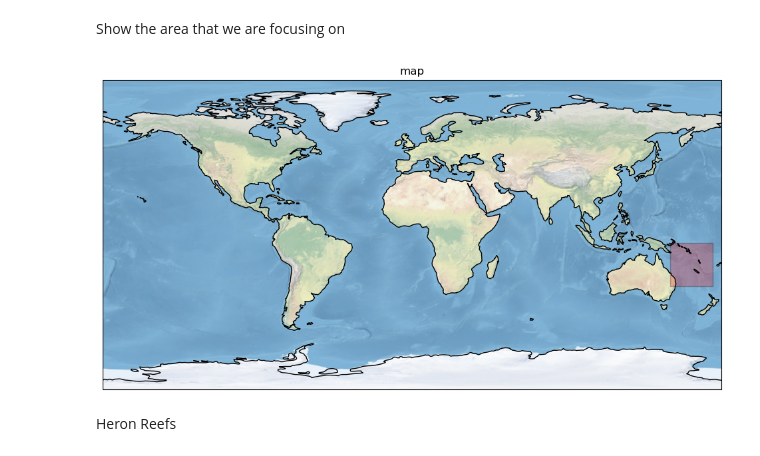
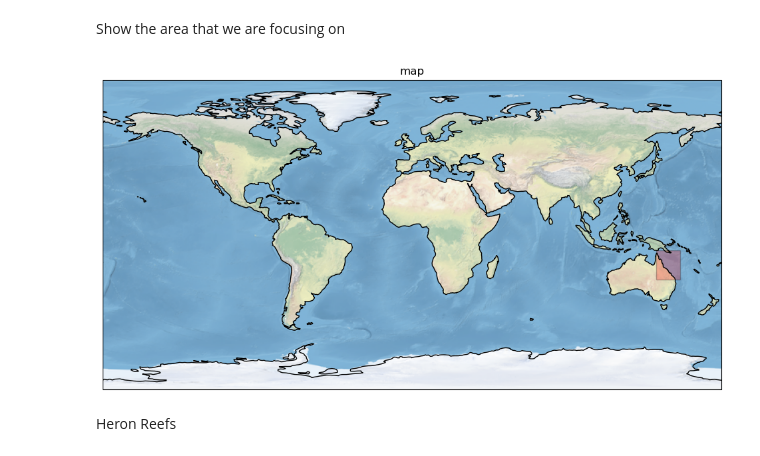
Before and after one commit to Lokyiulee/ENVI5809_Grp4, a Jupyter notebook: project.ipynb, the cells around one changed output. Drawn from its saved outputs; the diff is of its cells as text; code cells hidden in the pictures.

```diff
--- a/project.ipynb
+++ b/project.ipynb
@@ -45,22 +43,22 @@ Show the area that we are focusing on
 # %%
 #extent = [np.min(ds.longitude),np.max(ds.longitude),np.min(ds.latitude),np.max(ds.latitude)]
 #central_lon = np.mean(extent[:2])
 #central_lat = np.mean(extent[2:])
 
 fig0 = plt.figure(figsize=(12,12))
 central_lon = 150 #TODO
 ax0 = fig0.add_subplot(111,projection=ccrs.PlateCarree())
 ax0.stock_img()
 ax0.coastlines()
 ax0.set_title('map')
-ax0.add_patch(mpatches.Rectangle(xy=[150, -30], width=25, height=25, #TODO
+ax0.add_patch(mpatches.Rectangle(xy=[142, -26], width=14, height=17, #TODO
                                     facecolor='red',
                                     edgecolor='k',
                                     alpha=0.25,
                                     transform=ccrs.PlateCarree()))
 plt.show()
 # %% [output]
-[figure, old version]
+[figure, new version]
 # %% [markdown]
 Heron Reefs
 # %%
```
Also changed, not shown: parts of 8 cells of this notebook.
